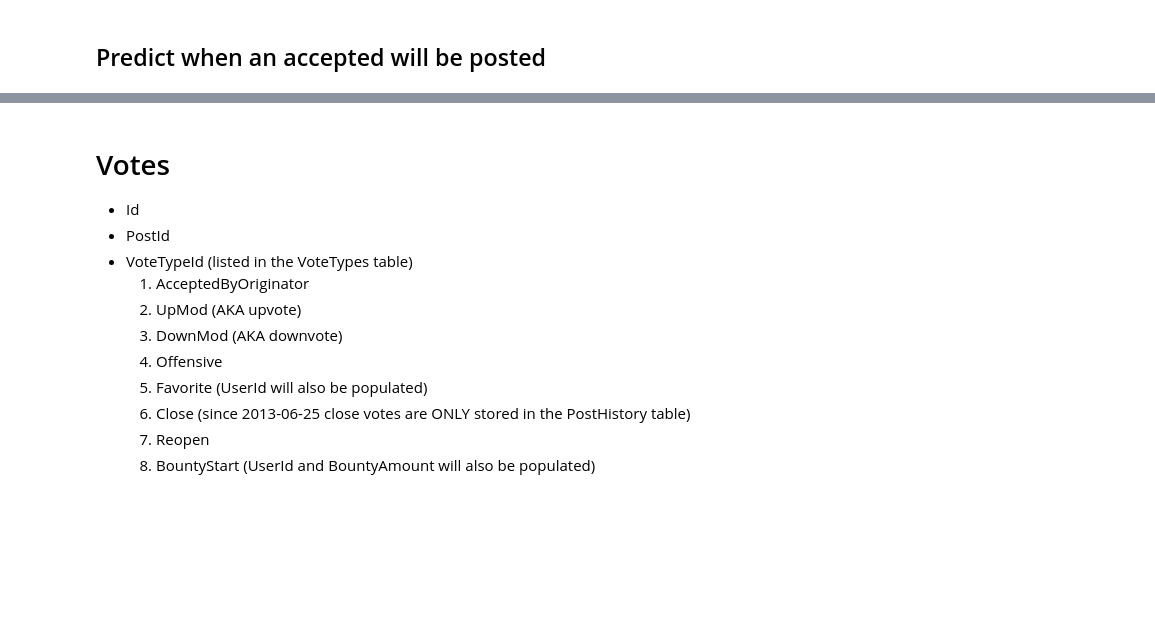
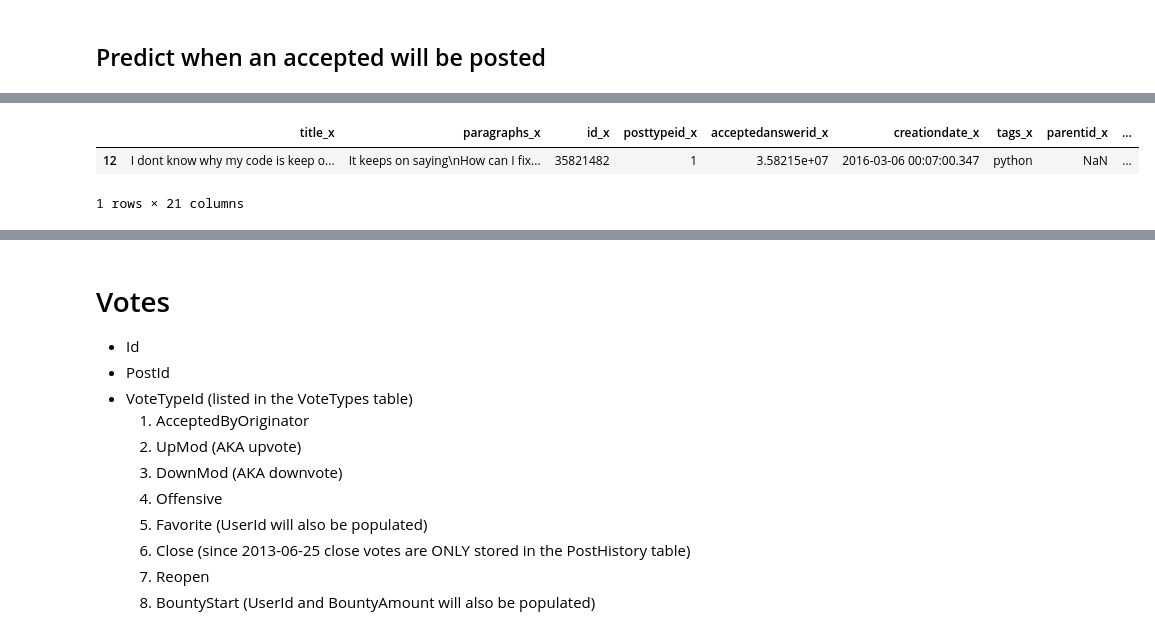
Before and after one commit to EricTing/WhenStackStopsOverFlow, a Jupyter notebook: Feature Engineering.ipynb, the cells around one changed output, grey strips where cells are left out. Cells and saved outputs as stored; diff of their text form; code cells hidden in the pictures; blank space fills up the shorter version.

```diff
--- a/Feature Engineering.ipynb
+++ b/Feature Engineering.ipynb
@@ -281,0 +300,6 @@ plt.xlabel('Elapsed Time (Minute)')
+# %%
+good_q_a.head(1)
+# %% [output]
+|  | title_x | paragraphs_x | id_x | posttypeid_x | acceptedanswerid_x | creationdate_x | tags_x | parentid_x | ... |
+| 12 | I dont know why my code is keep o... | It keeps on saying\nHow can I fix... | 35821482 | 1 | 3.58215e+07 | 2016-03-06 00:07:00.347 | python | NaN | ... |
+1 rows × 21 columns
```
Also changed, not shown: parts of 20 cells of this notebook.
